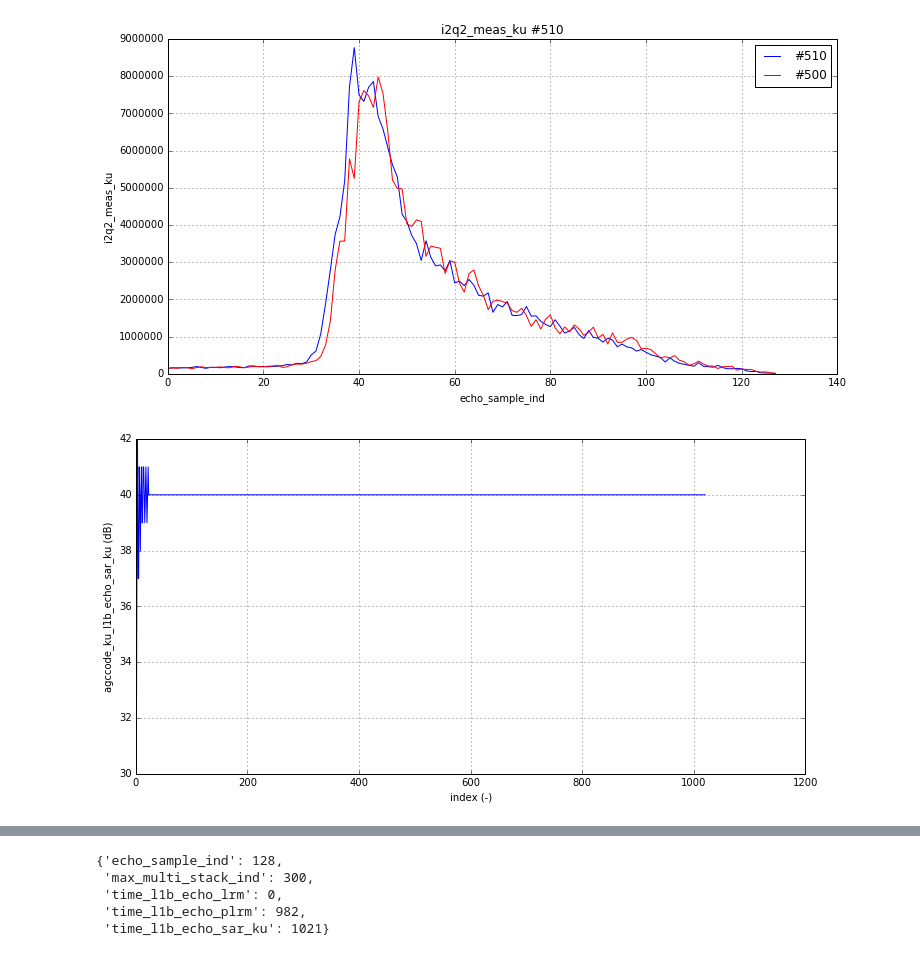
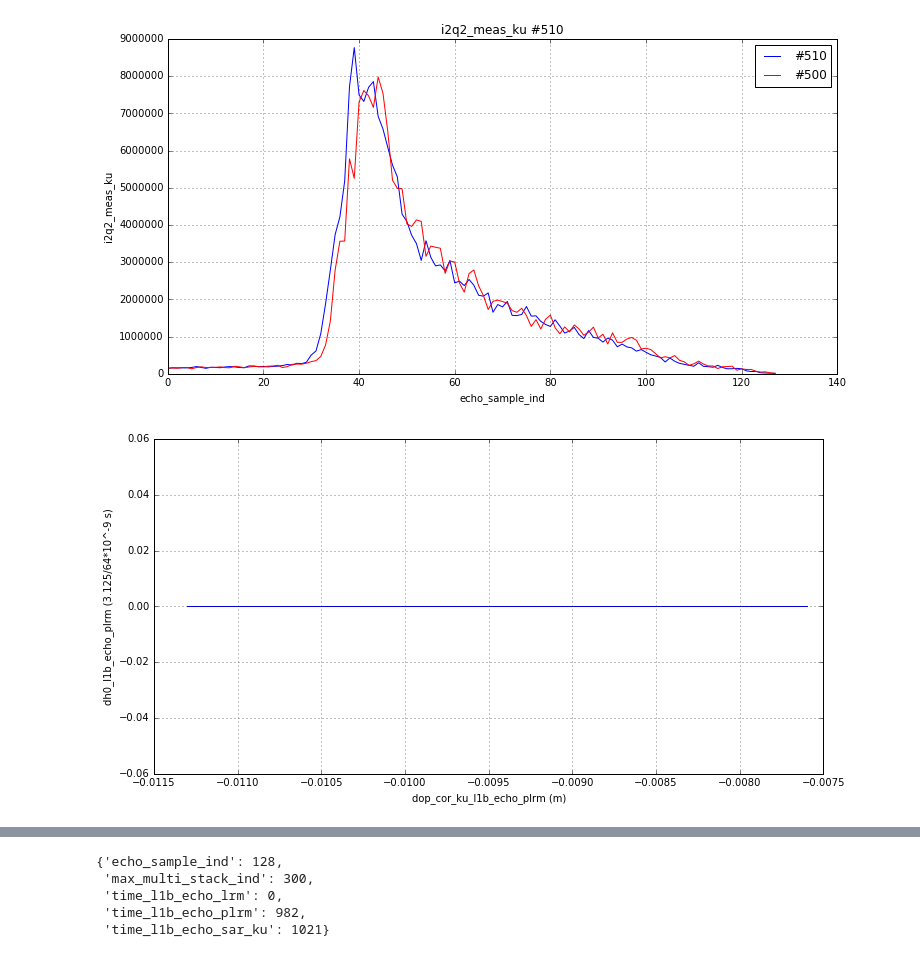
Before and after one commit to DeDop/dedop-core, a Jupyter notebook: notebooks/analysis-l1b.ipynb, the cells around one changed output, grey strips where cells are left out. Saved outputs shown, nothing was run; the diff lists cells and outputs as text; code cells hidden in the pictures.

```diff
--- a/notebooks/analysis-l1b.ipynb
+++ b/notebooks/analysis-l1b.ipynb
@@ -43,7 +47,7 @@ an.plot_meas(ref_ind=500)
 # %% [output]
 [figure]
 # %%
-an.plot_2d_vars()
+an.plot_1d_vars()
 # %% [output]
-[figure, old version]
+[figure, new version]
 # %%
```
Also changed, not shown: parts of 5 cells of this notebook, 1 other file.
